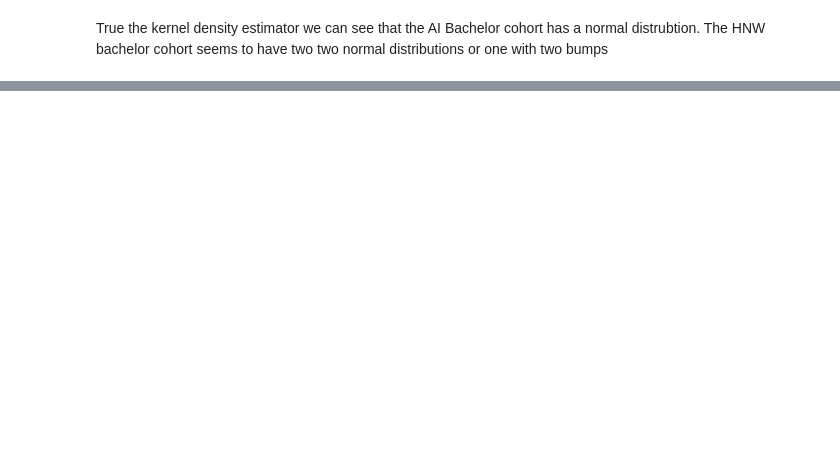
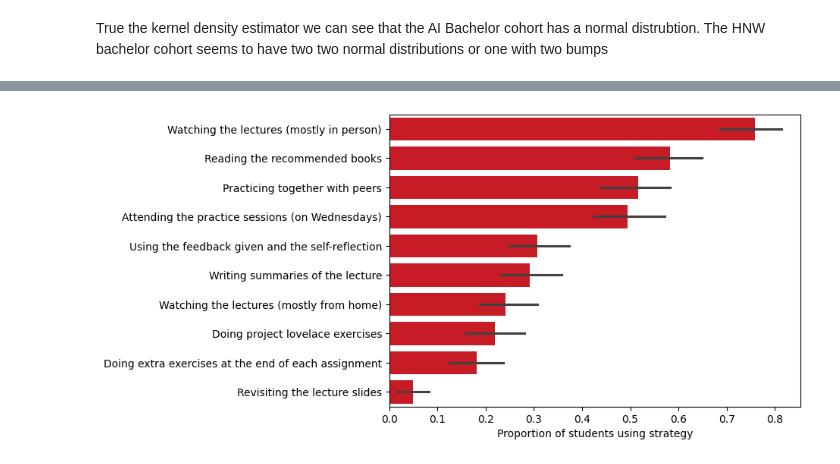
Before and after one commit to Hakan-Erol/bachelor-thesis, a Jupyter notebook: Exploratory Analysis.ipynb, the cells around one changed output, grey strips where cells are left out. Drawn from its saved outputs; the diff is of its cells as text; code cells hidden in the pictures; blank space fills up the shorter version.

```diff
--- a/Exploratory Analysis.ipynb
+++ b/Exploratory Analysis.ipynb
@@ -75,0 +108,27 @@ True the kernel density estimator we can see that the AI Bachelor cohort has a n
+# %%
+letter_mapping = {
+    "A":"Watching the lectures (mostly in person)",
+    "B":"Watching the lectures (mostly from home)",
+    "C":"Revisiting the lecture slides",
+    "D":"Doing extra exercises at the end of each assignment",
+    "E":"Reading the recommended books",
+    "F":"Doing project lovelace exercises",
+    "G":"Attending the practice sessions (on Wednesdays)",
+    "H":"Writing summaries of the lecture",
+    "I":"Practicing together with peers",
+    "J":"Using the feedback given and the self-reflection"
+}
+
+strat_df = pd.DataFrame({v:df['43'].str.contains(k,na=False)for k,v in letter_mapping.items()}) # Building Dataframe for plotting the learning strategies
+# %%
+
+# Plot of learning strategies
+order = strat_df.mean().sort_values(ascending=False).index # Sort proportions for better plot
+
+fig,ax =plt.subplots(figsize=(7,5))
+sns.barplot(strat_df,orient='h',order=order,color=main_color,ax=ax)
+ax.set_xlabel("Proportion of students using strategy")
+fig.savefig("Figures/strategies.pdf", bbox_inches='tight')
+plt.show()
+# %% [output]
+[figure, added]
```
Also changed, not shown: parts of 8 cells of this notebook, 3 other files.
